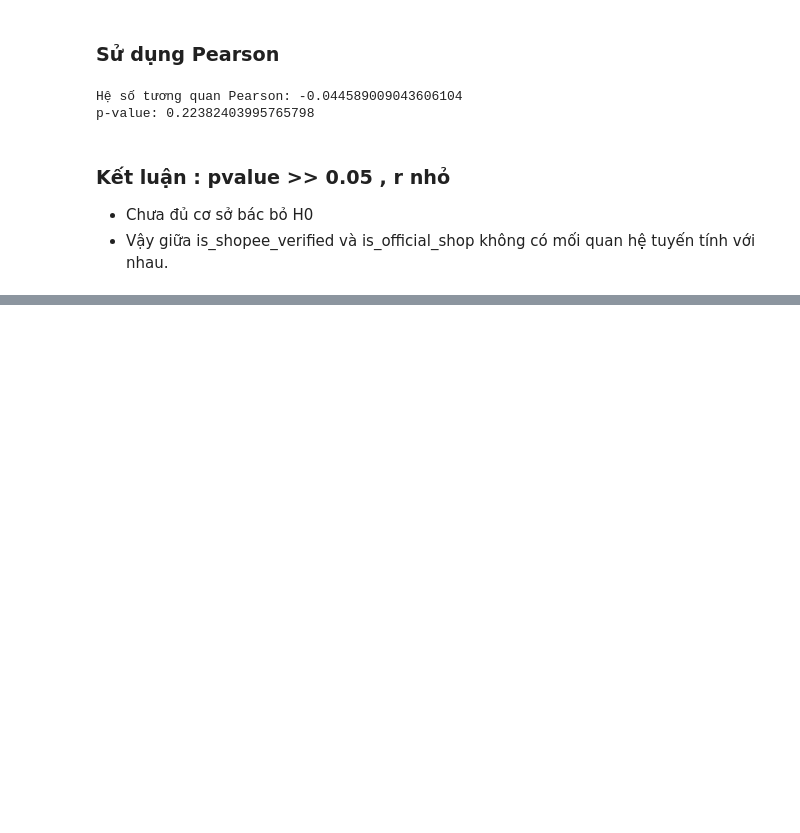
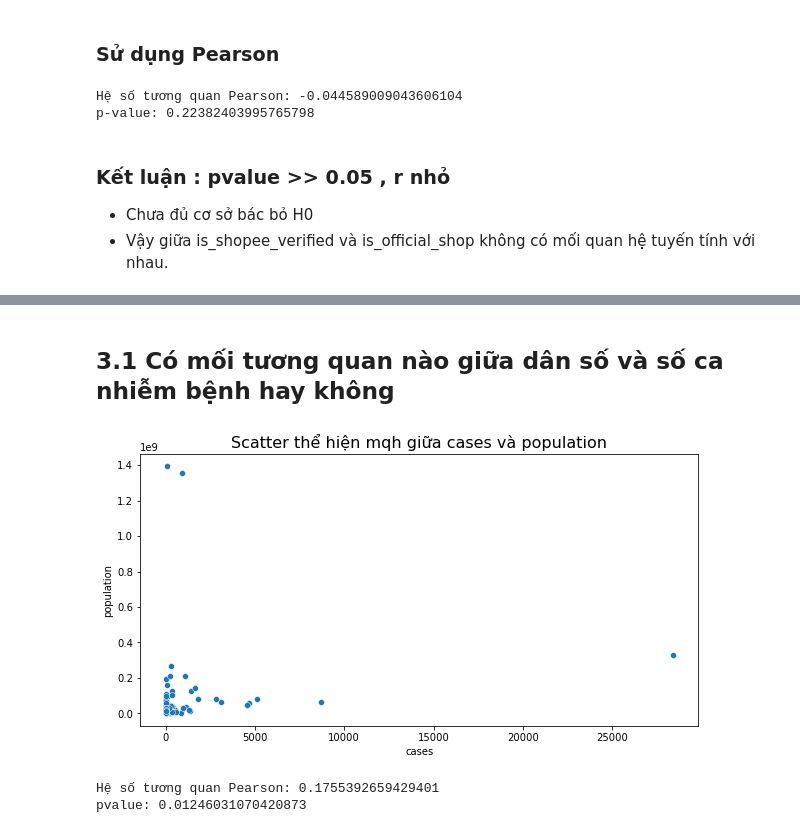
Before and after one commit to ShinNgao12/CodeGym_DA, a Jupyter notebook: Demo_KiemDinhTuongQuan.ipynb, the cells around one changed output, grey strips where cells are left out. Saved outputs shown, nothing was run; the diff lists cells and outputs as text; code cells hidden in the pictures; blank space fills up the shorter version.

```diff
--- a/Demo_KiemDinhTuongQuan.ipynb
+++ b/Demo_KiemDinhTuongQuan.ipynb
@@ -186,0 +189,3 @@ p-value: 0.22382403995765798
+# %%
+df = pd.read_csv('Data/subset-covid-data.csv')
+df.head()
@@ -186,0 +211,17 @@ p-value: 0.22382403995765798
+# %% [markdown]
+## 3.1 Có mối tương quan nào giữa dân số và số ca nhiễm bệnh hay không
+# %%
+df1 = df.dropna(subset = ['cases','population'])
+# %%
+sns.scatterplot(x = 'cases', y = 'population', data = df1)
+plt.title('Scatter thể hiện mqh giữa cases và population',fontsize = 16)
+plt.show()
+# %% [output]
+[figure, added]
+# %%
+r, pvalue = pearsonr(x = df1['cases'], y = df1['population'])
+print(f'Hệ số tương quan Pearson: {r}')
+print(f'pvalue: {pvalue}')
+# %% [output]
+Hệ số tương quan Pearson: 0.1755392659429401
+pvalue: 0.01246031070420873
```
Also changed, not shown: parts of 14 cells of this notebook, 1 other file.
